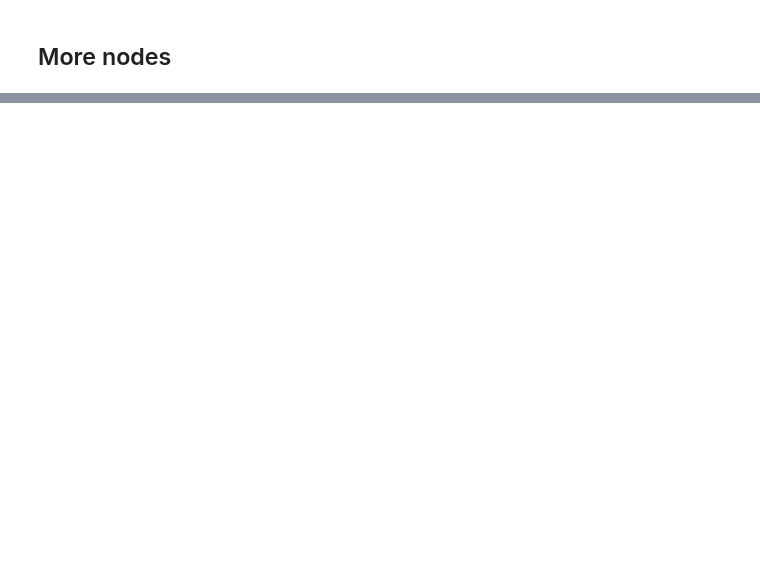
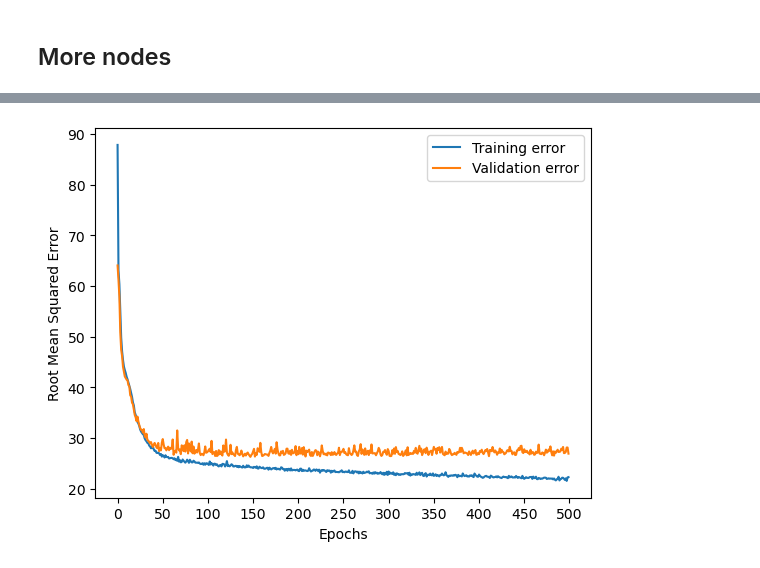
Before and after one commit to Jerematix/dataflow, a Jupyter notebook: notebooks/predictive_analytics/Neural Network-Copy1.ipynb, the cells around one changed output, grey strips where cells are left out. Drawn from its saved outputs; the diff is of its cells as text; code cells hidden in the pictures; blank space fills up the shorter version.

```diff
--- a/notebooks/predictive_analytics/Neural Network-Copy1.ipynb
+++ b/notebooks/predictive_analytics/Neural Network-Copy1.ipynb
@@ -852 +885,5 @@ grid_search.best_params_
+# %%
+large_epoch_model.compile(loss='mse',
+             optimizer="adam",
+             metrics=["mae", "mse"])
 # %%
@@ -864,0 +911,4 @@ grid_search.best_params_
+# %%
+#we use epochs=500
+history_large_epoch_model = large_epoch_model.fit(X_train_scaled, y_train.values,
+                   epochs=500, validation_split=0.2)
@@ -866,0 +947,3 @@ grid_search.best_params_
+# %%
+large_epoch_model_df_history = pd.DataFrame(history_large_epoch_model.history)
+large_epoch_model_df_history
@@ -866,0 +964,4 @@ grid_search.best_params_
+# %%
+large_epoch_model_df_root_metrics = large_epoch_model_df_history[["mse", "val_mse"]].apply(np.sqrt)
+large_epoch_model_df_root_metrics.rename({"mse":"rmse", "val_mse":"val_rmse"}, axis=1, inplace=True)
+large_epoch_model_df_root_metrics
@@ -867,3 +982,18 @@ grid_search.best_params_
 # %%
-# regressorGS.best_score_
+plt.Figure(figsize=(14,6), dpi=100)
+
+plt.plot(large_epoch_model_df_root_metrics["rmse"], label = 'Training error')
+plt.plot(large_epoch_model_df_root_metrics["val_rmse"], label = 'Validation error')
+
+plt.xlabel("Epochs")
+plt.ylabel("Root Mean Squared Error")
+
+# plt.xlim([0, epochs])
+# plt.xticks(range(2,10))
+plt.xticks(np.arange(0, 500+1, 50.0))
+plt.legend()
+
+plt.show()
+# %% [output]
+[figure, added]
 # %%
```
Also changed, not shown: parts of 94 cells of this notebook.
